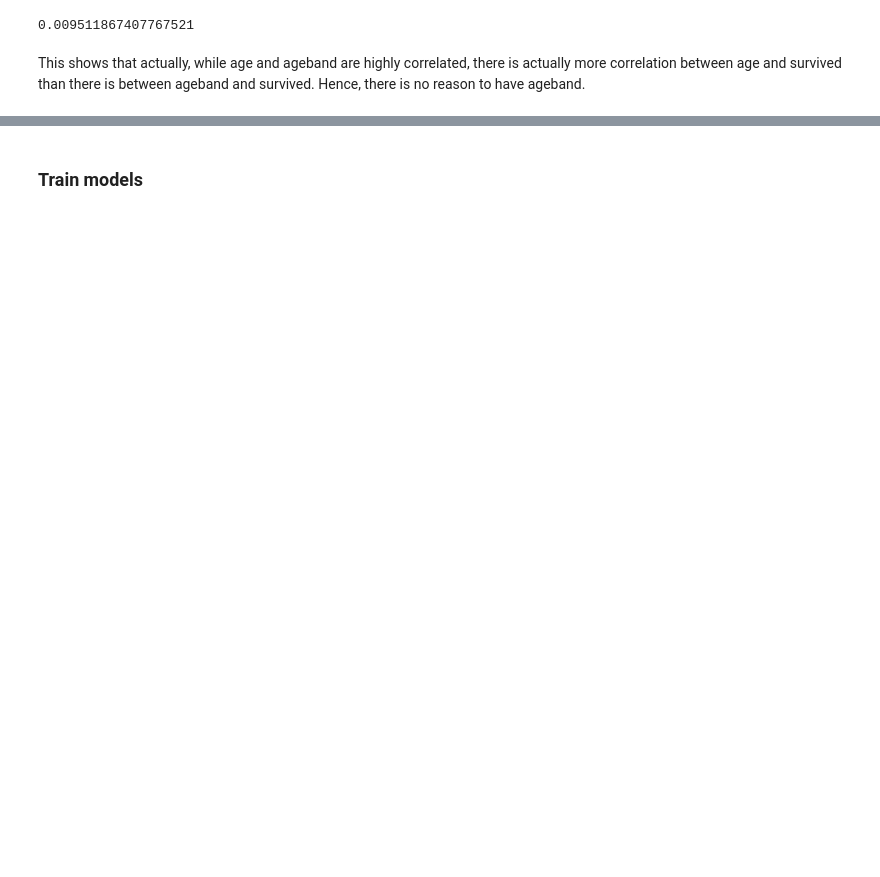
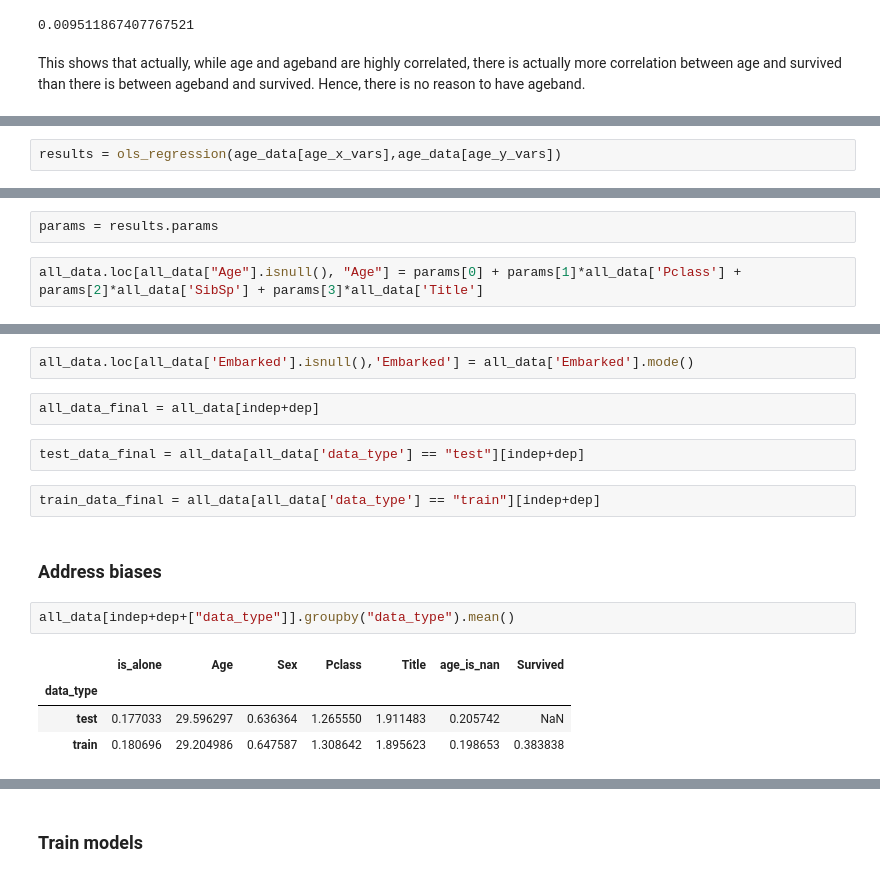
Before and after one commit to HugoLu88/Kaggles, a Jupyter notebook: 1. Titanic/Titanic v2.ipynb, the cells around one changed output, grey strips where cells are left out. Cells and saved outputs as stored; diff of their text form; blank space fills up the shorter version.

```diff
--- a/1. Titanic/Titanic v2.ipynb
+++ b/1. Titanic/Titanic v2.ipynb
@@ -361,0 +399,2 @@ train_data_copy  = train_data_copy.dropna()
+# %%
+results = ols_regression(age_data[age_x_vars],age_data[age_y_vars])
@@ -361,0 +421,4 @@ train_data_copy  = train_data_copy.dropna()
+# %%
+params = results.params
+# %%
+all_data.loc[all_data["Age"].isnull(), "Age"] = params[0] + params[1]*all_data['Pclass'] + params[2]*all_data['SibSp'] + params[3]*all_data['Title']
@@ -361,0 +427,17 @@ train_data_copy  = train_data_copy.dropna()
+# %%
+all_data.loc[all_data['Embarked'].isnull(),'Embarked'] = all_data['Embarked'].mode()
+# %%
+all_data_final = all_data[indep+dep]
+# %%
+test_data_final = all_data[all_data['data_type'] == "test"][indep+dep]
+# %%
+train_data_final = all_data[all_data['data_type'] == "train"][indep+dep]
+# %% [markdown]
+### Address biases
+# %%
+all_data[indep+dep+["data_type"]].groupby("data_type").mean()
+# %% [output]
+|  | is_alone | Age | Sex | Pclass | Title | age_is_nan | Survived |
+| data_type |  |  |  |  |  |  |  |
+| test | 0.177033 | 29.596297 | 0.636364 | 1.265550 | 1.911483 | 0.205742 | NaN |
+| train | 0.180696 | 29.204986 | 0.647587 | 1.308642 | 1.895623 | 0.198653 | 0.383838 |
```
Also changed, not shown: parts of 64 cells of this notebook, 1 other file.
